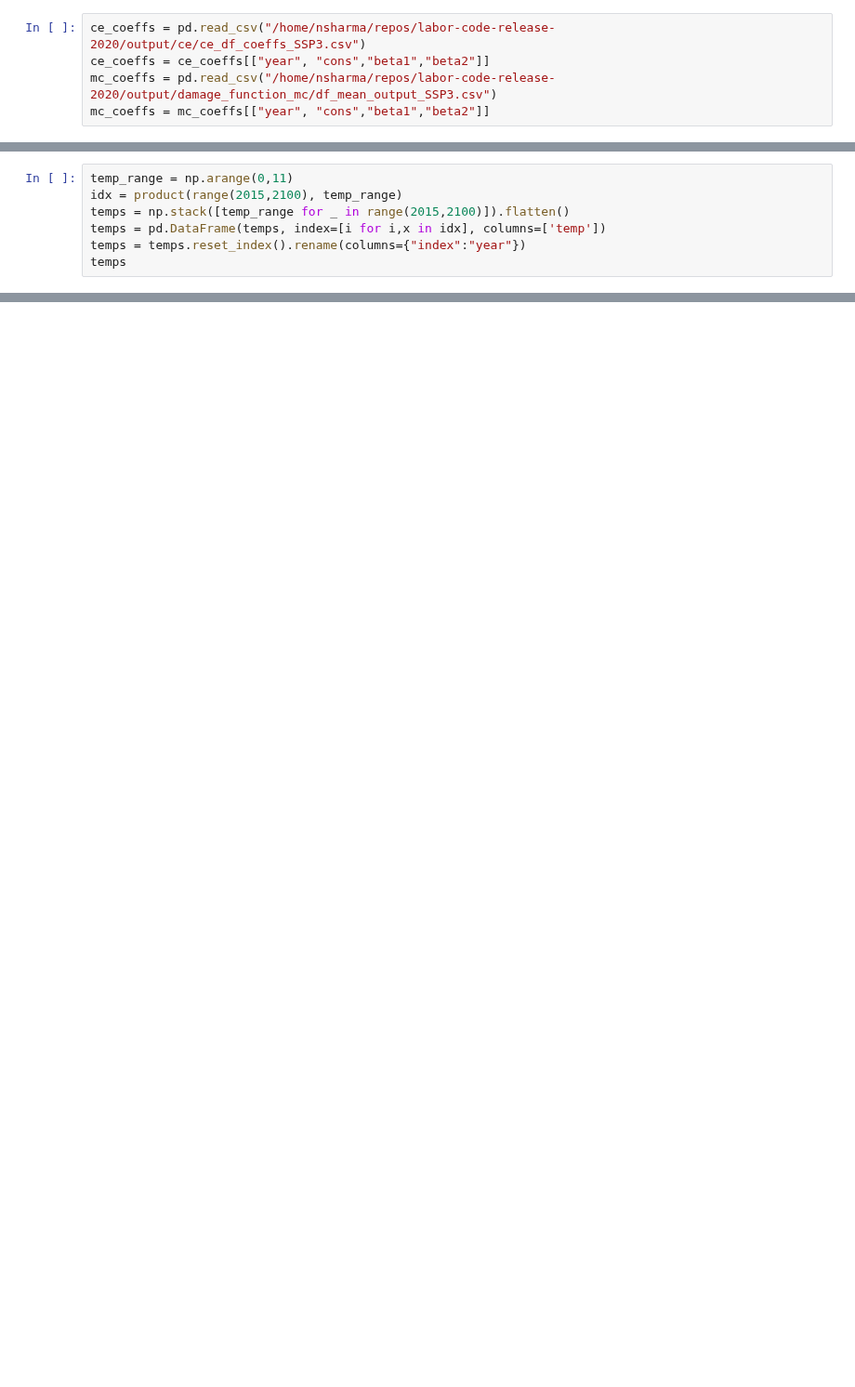
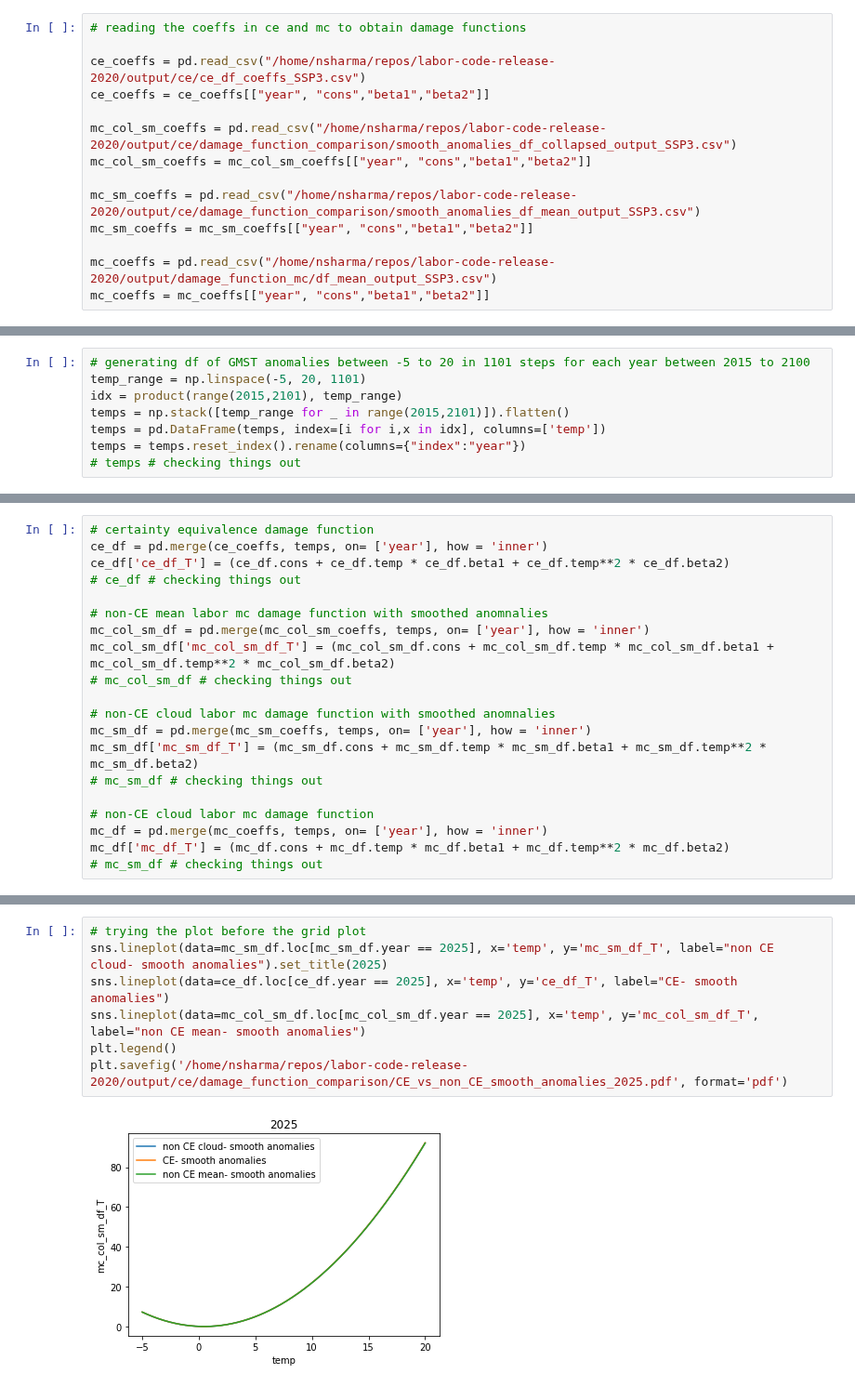
Before and after one commit to ClimateImpactLab/labor-code-release-2020, a Jupyter notebook: 4_post_projection/ce/2_scc/ce_og_SCC_comparison.ipynb, the cells around one changed output, grey strips where cells are left out. Shown at 93% size. Cells and saved outputs as stored; diff of their text form; blank space fills up the shorter version.

Commit message:
non CE mean damage function

```diff
--- a/4_post_projection/ce/2_scc/ce_og_SCC_comparison.ipynb
+++ b/4_post_projection/ce/2_scc/ce_og_SCC_comparison.ipynb
@@ -72,5 +71,14 @@ array([2020., 2021., 2022., 2023., 2024., 2025., 2026., 2027., 2028.,
 # %%
+# reading the coeffs in ce and mc to obtain damage functions
+
 ce_coeffs = pd.read_csv("/home/nsharma/repos/labor-code-release-2020/output/ce/ce_df_coeffs_SSP3.csv")
 ce_coeffs = ce_coeffs[["year", "cons","beta1","beta2"]]
+
+mc_col_sm_coeffs = pd.read_csv("/home/nsharma/repos/labor-code-release-2020/output/ce/damage_function_comparison/smooth_anomalies_df_collapsed_output_SSP3.csv")
+mc_col_sm_coeffs = mc_col_sm_coeffs[["year", "cons","beta1","beta2"]]
+
+mc_sm_coeffs = pd.read_csv("/home/nsharma/repos/labor-code-release-2020/output/ce/damage_function_comparison/smooth_anomalies_df_mean_output_SSP3.csv")
+mc_sm_coeffs = mc_sm_coeffs[["year", "cons","beta1","beta2"]]
+
 mc_coeffs = pd.read_csv("/home/nsharma/repos/labor-code-release-2020/output/damage_function_mc/df_mean_output_SSP3.csv")
 mc_coeffs = mc_coeffs[["year", "cons","beta1","beta2"]]
@@ -79,7 +85,8 @@ mc_coeffs = mc_coeffs[["year", "cons","beta1","beta2"]]
 # %%
-temp_range = np.arange(0,11)
-idx = product(range(2015,2100), temp_range)
-temps = np.stack([temp_range for _ in range(2015,2100)]).flatten()
+# generating df of GMST anomalies between -5 to 20 in 1101 steps for each year between 2015 to 2100
+temp_range = np.linspace(-5, 20, 1101)
+idx = product(range(2015,2101), temp_range)
+temps = np.stack([temp_range for _ in range(2015,2101)]).flatten()
 temps = pd.DataFrame(temps, index=[i for i,x in idx], columns=['temp'])
 temps = temps.reset_index().rename(columns={"index":"year"})
-temps
+# temps # checking things out
@@ -157,0 +93,20 @@ plt.legend()
+# %%
+# certainty equivalence damage function
+ce_df = pd.merge(ce_coeffs, temps, on= ['year'], how = 'inner')
+ce_df['ce_df_T'] = (ce_df.cons + ce_df.temp * ce_df.beta1 + ce_df.temp**2 * ce_df.beta2)
+# ce_df # checking things out
+
+# non-CE mean labor mc damage function with smoothed anomnalies
+mc_col_sm_df = pd.merge(mc_col_sm_coeffs, temps, on= ['year'], how = 'inner')
+mc_col_sm_df['mc_col_sm_df_T'] = (mc_col_sm_df.cons + mc_col_sm_df.temp * mc_col_sm_df.beta1 + mc_col_sm_df.temp**2 * mc_col_sm_df.beta2)
+# mc_col_sm_df # checking things out
+
+# non-CE cloud labor mc damage function with smoothed anomnalies
+mc_sm_df = pd.merge(mc_sm_coeffs, temps, on= ['year'], how = 'inner')
+mc_sm_df['mc_sm_df_T'] = (mc_sm_df.cons + mc_sm_df.temp * mc_sm_df.beta1 + mc_sm_df.temp**2 * mc_sm_df.beta2)
+# mc_sm_df # checking things out
+
+# non-CE cloud labor mc damage function
+mc_df = pd.merge(mc_coeffs, temps, on= ['year'], how = 'inner')
+mc_df['mc_df_T'] = (mc_df.cons + mc_df.temp * mc_df.beta1 + mc_df.temp**2 * mc_df.beta2)
+# mc_sm_df # checking things out
@@ -157,0 +127,9 @@ plt.legend()
+# %%
+# trying the plot before the grid plot
+sns.lineplot(data=mc_sm_df.loc[mc_sm_df.year == 2025], x='temp', y='mc_sm_df_T', label="non CE cloud- smooth anomalies").set_title(2025)
+sns.lineplot(data=ce_df.loc[ce_df.year == 2025], x='temp', y='ce_df_T', label="CE- smooth anomalies")
+sns.lineplot(data=mc_col_sm_df.loc[mc_col_sm_df.year == 2025], x='temp', y='mc_col_sm_df_T', label="non CE mean- smooth anomalies")
+plt.legend()
+plt.savefig('/home/nsharma/repos/labor-code-release-2020/output/ce/damage_function_comparison/CE_vs_non_CE_smooth_anomalies_2025.pdf', format='pdf')
+# %% [output]
+[figure, added]
```
Also changed, not shown: parts of 18 cells of this notebook, 20 other files.
